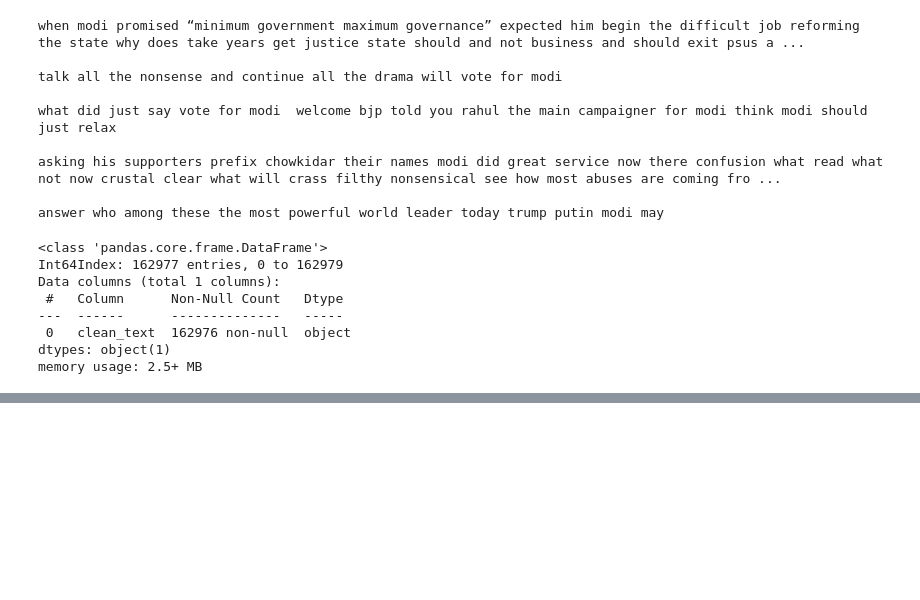
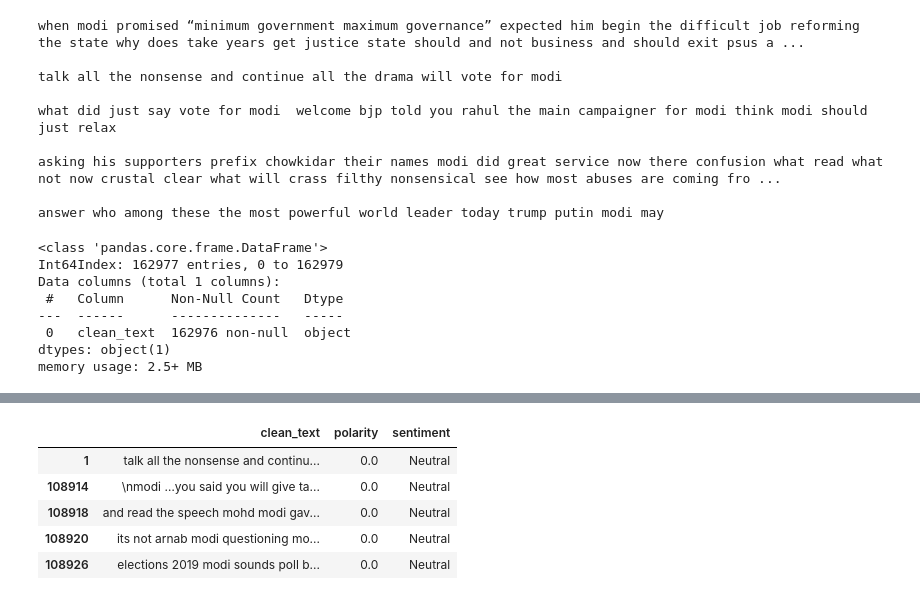
Before and after one commit to Emmanuel-9/myPersonalityTrait, a Jupyter notebook: Sentiment_Analysis.ipynb, the cells around one changed output, grey strips where cells are left out. Cells and saved outputs as stored; diff of their text form; code cells hidden in the pictures; blank space fills up the shorter version.

```diff
--- a/Sentiment_Analysis.ipynb
+++ b/Sentiment_Analysis.ipynb
@@ -293,7 +300,14 @@ plt.show()
 # %%
-neutral_tweets = text_df[text_df.sentiment == 'Negative']
-neutral_tweets = pos_tweets.sort_values(['polarity'], ascending = False)
+neutral_tweets = text_df[text_df.sentiment == 'Neutral']
+neutral_tweets = neutral_tweets.sort_values(['polarity'], ascending = False)
 neutral_tweets.head()
+# %% [output]
+|  | clean_text | polarity | sentiment |
+| 1 | talk all the nonsense and continu... | 0.0 | Neutral |
+| 108914 | \nmodi …you said you will give ta... | 0.0 | Neutral |
+| 108918 | and read the speech mohd modi gav... | 0.0 | Neutral |
+| 108920 | its not arnab modi questioning mo... | 0.0 | Neutral |
+| 108926 | elections 2019 modi sounds poll b... | 0.0 | Neutral |
 # %%
 clean_text = ' '.join([word for word in neutral_tweets['clean_text']])
 plt.figure(figsize=(20,15), facecolor='None')
```
Also changed, not shown: parts of 45 cells of this notebook.
